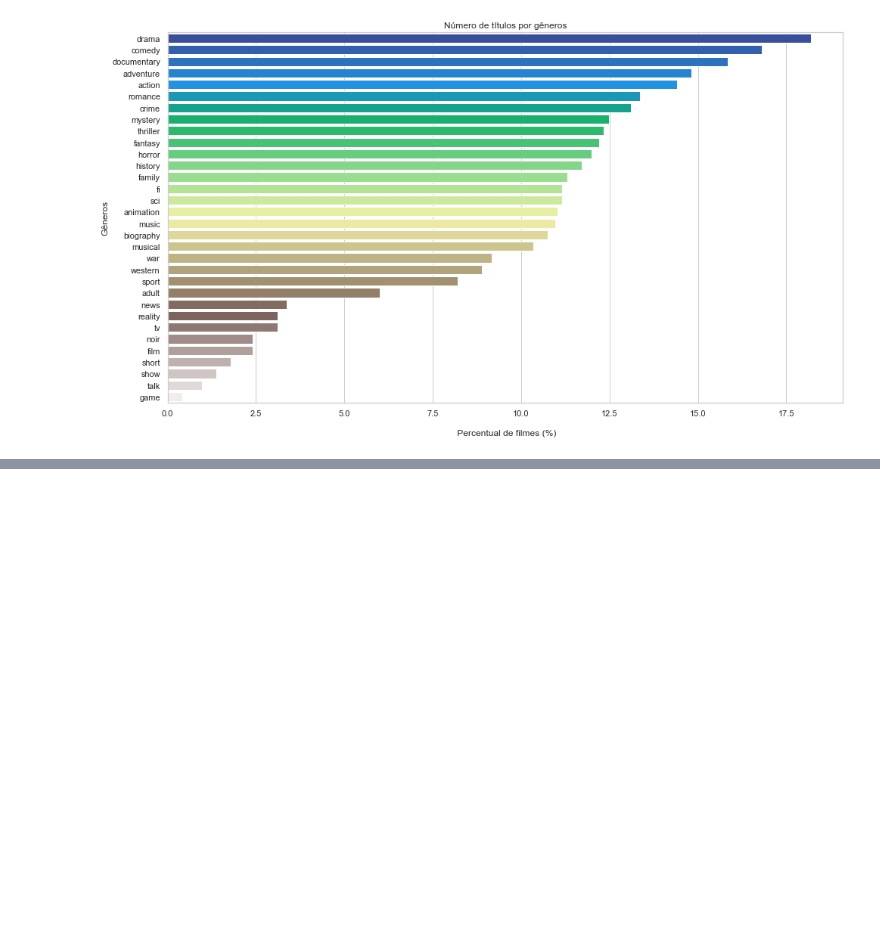
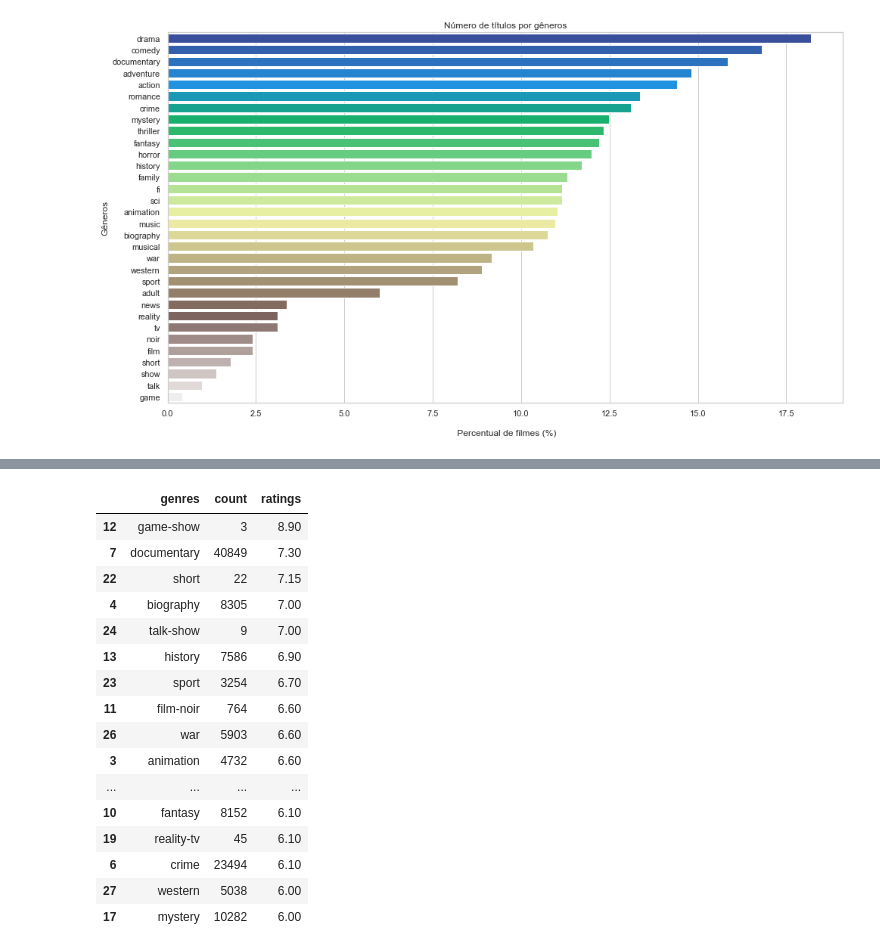
Before and after one commit to BrunoOMelo/Project01-PythonAnalytics, a Jupyter notebook: project_analytics.ipynb, the cells around one changed output, grey strips where cells are left out. Cells and saved outputs as stored; diff of their text form; code cells hidden in the pictures; blank space fills up the shorter version.

```diff
--- a/project_analytics.ipynb
+++ b/project_analytics.ipynb
@@ -458,0 +570,21 @@ plt.show()
+# %%
+#visualizando
+df_genero_ratings.head(20)
+# %% [output]
+|  | genres | count | ratings |
+| 12 | game-show | 3 | 8.90 |
+| 7 | documentary | 40849 | 7.30 |
+| 22 | short | 22 | 7.15 |
+| 4 | biography | 8305 | 7.00 |
+| 24 | talk-show | 9 | 7.00 |
+| 13 | history | 7586 | 6.90 |
+| 23 | sport | 3254 | 6.70 |
+| 11 | film-noir | 764 | 6.60 |
+| 26 | war | 5903 | 6.60 |
+| 3 | animation | 4732 | 6.60 |
+| ... | ... | ... | ... |
+| 10 | fantasy | 8152 | 6.10 |
+| 19 | reality-tv | 45 | 6.10 |
+| 6 | crime | 23494 | 6.10 |
+| 27 | western | 5038 | 6.00 |
+| 17 | mystery | 10282 | 6.00 |
```
Also changed, not shown: parts of 15 cells of this notebook.
